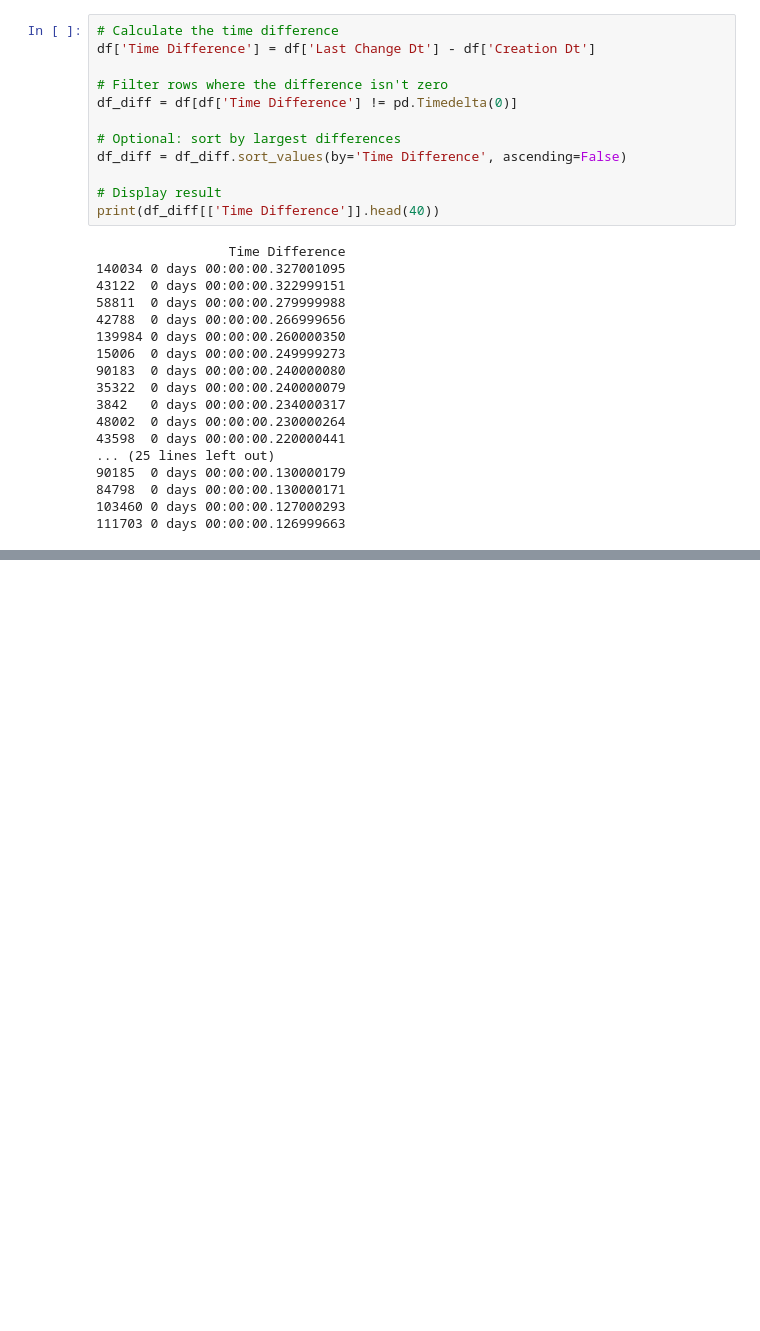
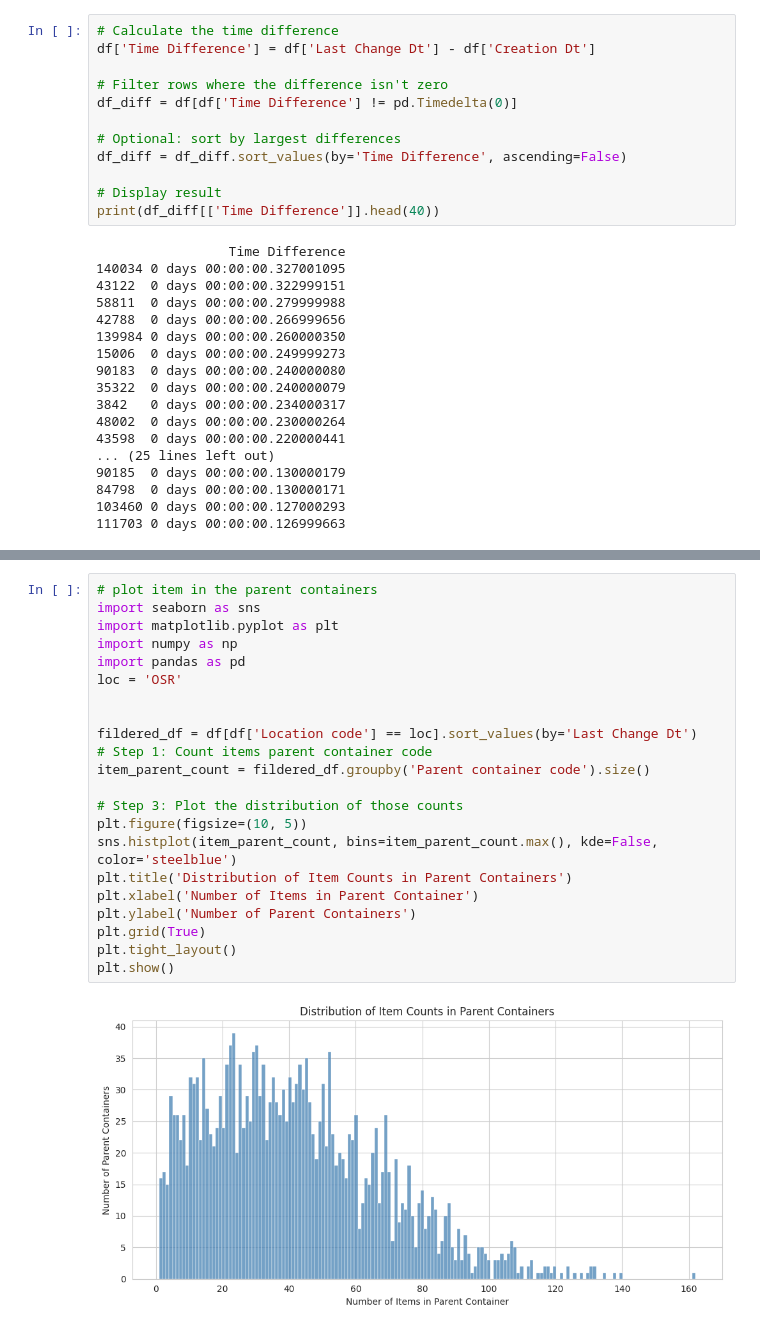
Before and after one commit to TomTom2028/SoftwareSim, a Jupyter notebook: AnalysisData.ipynb, the cells around one changed output, grey strips where cells are left out. Drawn from its saved outputs; the diff is of its cells as text; blank space fills up the shorter version.

Commit message:
gewerkt aan analyse op de containers

```diff
--- a/AnalysisData.ipynb
+++ b/AnalysisData.ipynb
@@ -423,0 +466,24 @@ print(df_diff[['Time Difference']].head(40))
+# %%
+# plot item in the parent containers
+import seaborn as sns
+import matplotlib.pyplot as plt
+import numpy as np
+import pandas as pd
+loc = 'OSR'
+
+
+fildered_df = df[df['Location code'] == loc].sort_values(by='Last Change Dt')
+# Step 1: Count items parent container code
+item_parent_count = fildered_df.groupby('Parent container code').size()
+
+# Step 3: Plot the distribution of those counts
+plt.figure(figsize=(10, 5))
+sns.histplot(item_parent_count, bins=item_parent_count.max(), kde=False, color='steelblue')
+plt.title('Distribution of Item Counts in Parent Containers')
+plt.xlabel('Number of Items in Parent Container')
+plt.ylabel('Number of Parent Containers')
+plt.grid(True)
+plt.tight_layout()
+plt.show()
+# %% [output]
+[figure, added]
```
Also changed, not shown: parts of 10 cells of this notebook, 1 other file.
